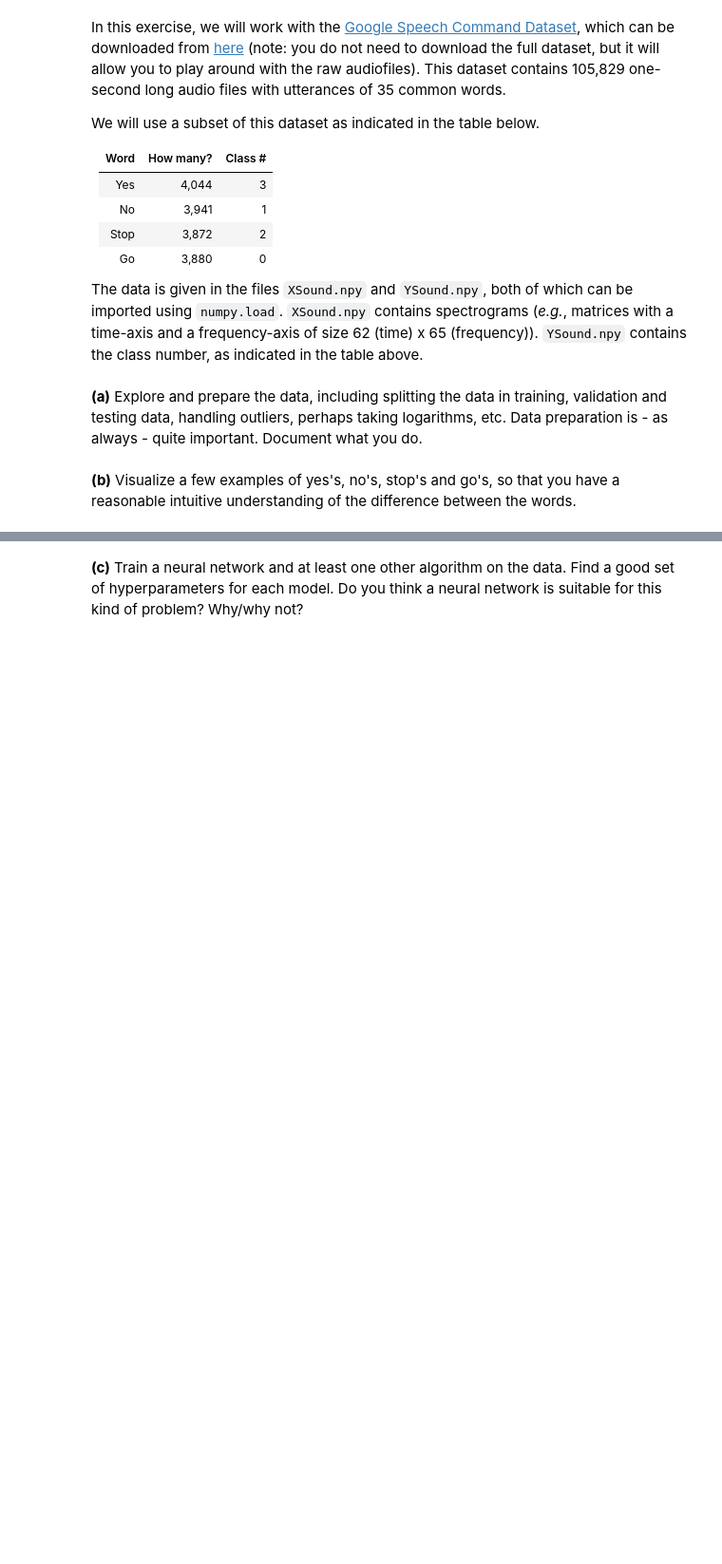
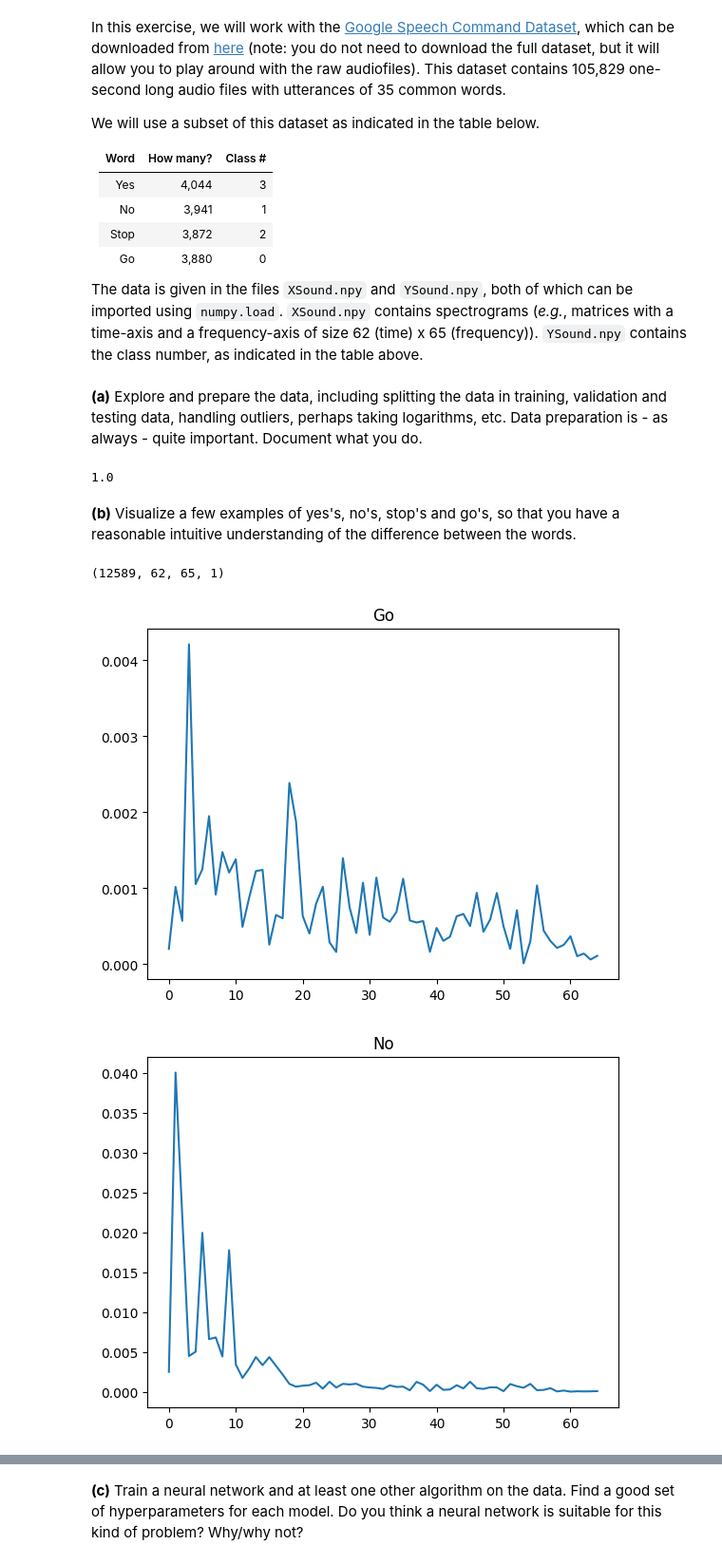
Before and after one commit to fanimator12/MachineLearning_Project, a Jupyter notebook: MAL1 Project 2022.ipynb, the cells around one changed output, grey strips where cells are left out. Shown: that part at 95% size. Cells and saved outputs as stored; diff of their text form; code cells hidden in the pictures; blank space fills up the shorter version.

```diff
--- a/MAL1 Project 2022.ipynb
+++ b/MAL1 Project 2022.ipynb
@@ -220,2 +286,11 @@ __(h)__ Using default settings of the _k_-NN classifier, classify the instances
 # %% [markdown]
 __(i)__ Play around with different values of _k_. Decide on a "good" value of _k_. Comment on the results.
+# %%
+for i in range(20):
+    print(i+1)
+    knn = KNeighborsClassifier(n_neighbors=i+1)
+    knn.fit(data_train, labels_train)
+    results = knn.predict(data_test)
+    print("Accuracy:", metrics.accuracy_score(labels_test, results))
+
+# As we increase the numbers the accuracy increases however the number 7 has proven to be the one with the best accuracy under K=10
@@ -283,5 +523,50 @@ We will use a subset of this dataset as indicated in the table below.
 The data is given in the files `XSound.npy` and `YSound.npy`, both of which can be imported using `numpy.load`. `XSound.npy` contains spectrograms (_e.g._, matrices with a time-axis and a frequency-axis of size 62 (time) x 65 (frequency)). `YSound.npy` contains the class number, as indicated in the table above.
 # %% [markdown]
 __(a)__ Explore and prepare the data, including splitting the data in training, validation and testing data, handling outliers, perhaps taking logarithms, etc. Data preparation is - as always - quite important. Document what you do.
+# %%
+import numpy as np
+from tensorflow.keras.utils import to_categorical
+from sklearn.model_selection import train_test_split
+
+data = np.load("6 Speech Recognition/XSound.npy")
+labels_basic = np.load("6 Speech Recognition/YSound.npy")
+labels = to_categorical(labels_basic, 4)
+print(labels[0][0])
+data_train, data_test, labels_train, labels_test = train_test_split(data,labels,test_size=0.2, random_state = 69)
+# %% [output]
+1.0
 # %% [markdown]
 __(b)__ Visualize a few examples of yes's, no's, stop's and go's, so that you have a reasonable intuitive understanding of the difference between the words.
+# %%
+import matplotlib.pyplot as plot
+import numpy as np
+
+def to_string(l):
+    if l[0] == 1.0:
+        return "Go"
+    elif l[1] == 1.0:
+        return "No"
+    elif l[2] == 1.0:
+        return "Stop"
+    elif l[3] == 1.0:
+        return "Yes"
+
+print(data_train.shape)
+indexes = []
+nums = []
+num = 0
+
+for i in labels:
+    if to_string(i) not in nums:
+        indexes.append(num)
+        nums.append(to_string(i))
+    num += 1
+
+for n in indexes:
+    plot.title(to_string(labels[n]))
+    plot.plot(data[n][0])
+    plot.show()
+# %% [output]
+(12589, 62, 65, 1)
+[figure, added]
+[figure, added]
```
Also changed, not shown: parts of 25 cells of this notebook.
